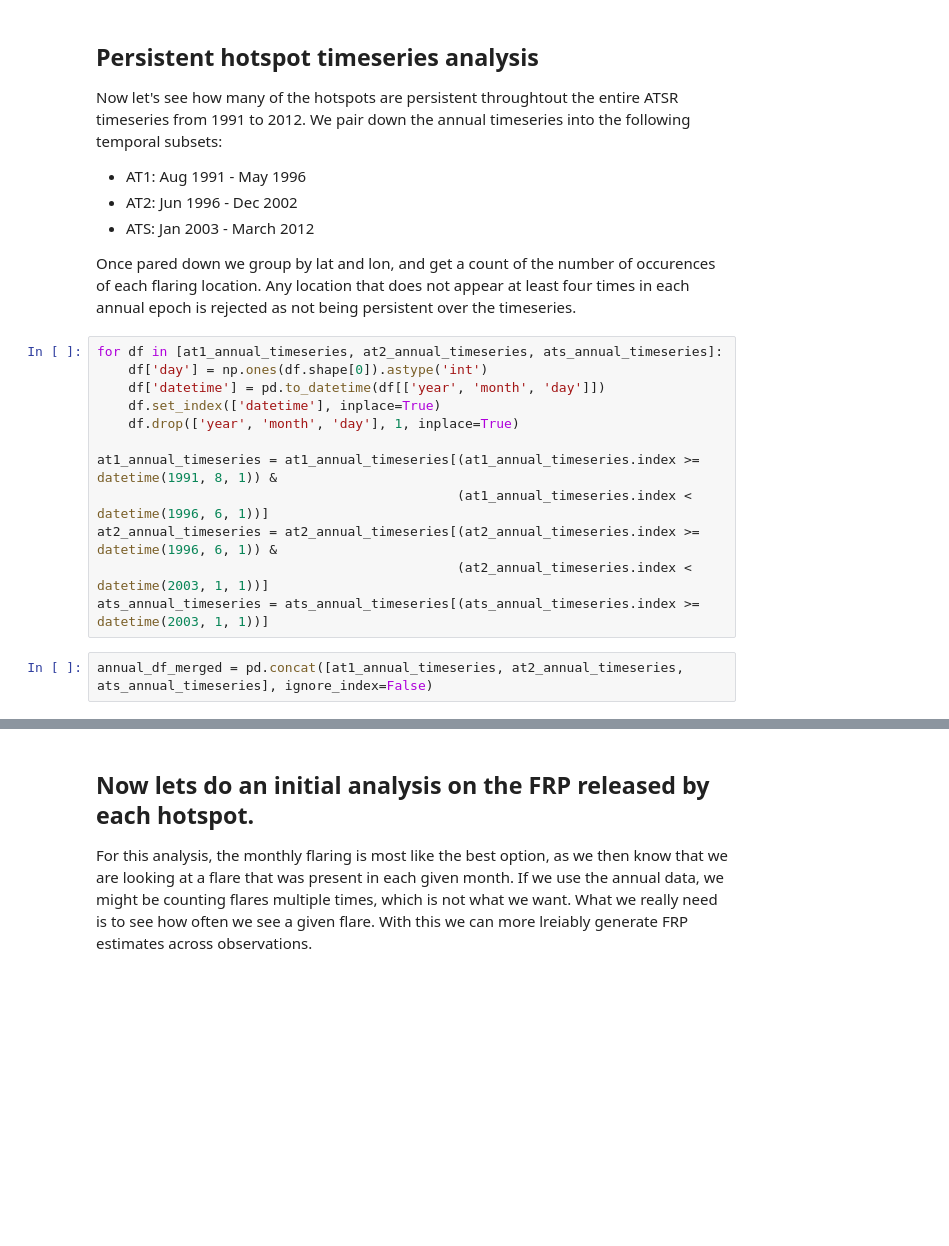
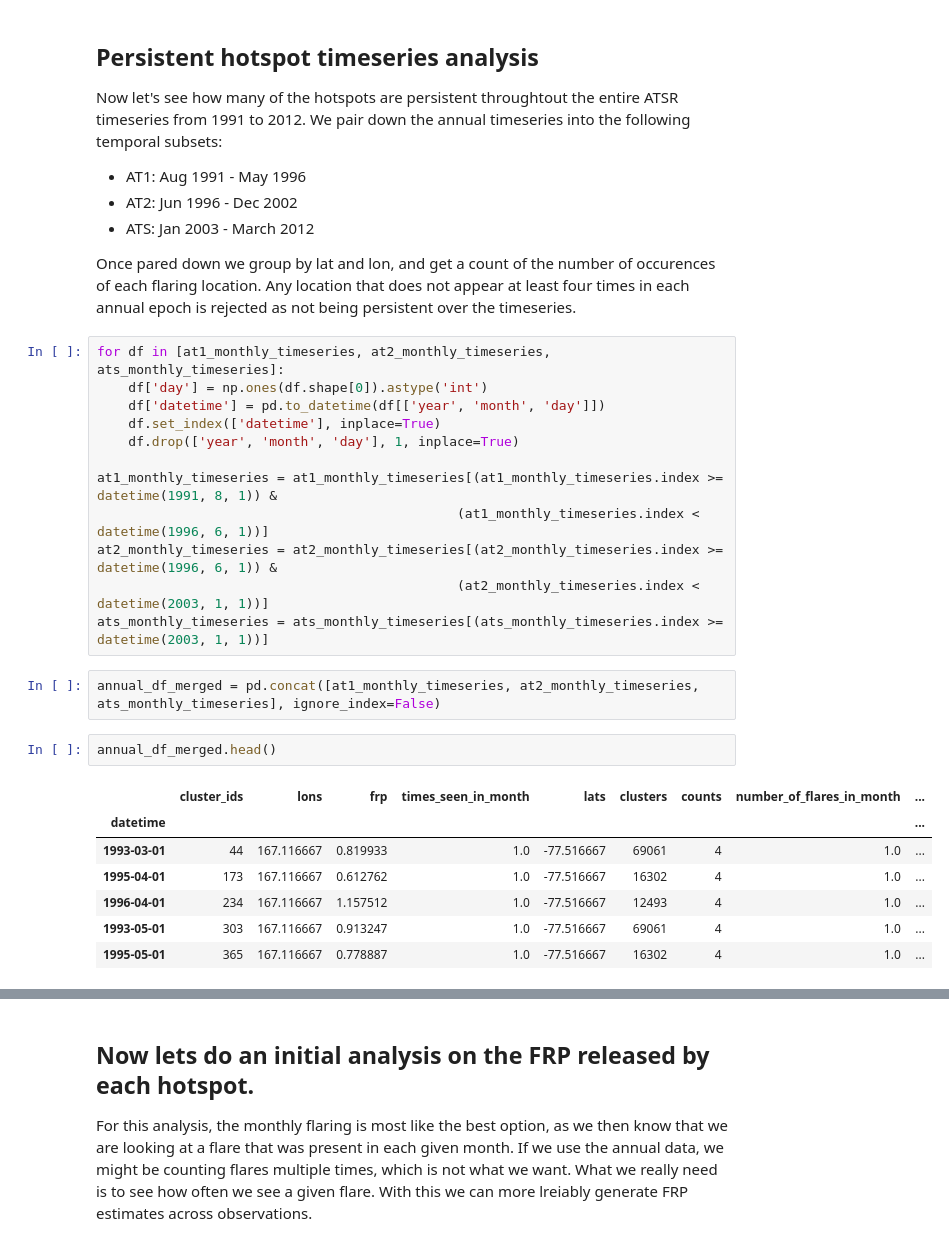
Before and after one commit to dnf0/kcl-globalgasflaring, a Jupyter notebook: notebooks/Global Gas Flaring Analysis.ipynb, the cells around one changed output, grey strips where cells are left out. Cells and saved outputs as stored; diff of their text form; blank space fills up the shorter version.

```diff
--- a/notebooks/Global Gas Flaring Analysis.ipynb
+++ b/notebooks/Global Gas Flaring Analysis.ipynb
@@ -141,19 +140,29 @@ Now let's see how many of the hotspots are persistent throughtout the entire ATS
 
 Once pared down we group by lat and lon, and get a count of the number of occurences of each flaring location.  Any location that does not appear at least four times in each annual epoch is rejected as not being persistent over the timeseries.
 # %%
-for df in [at1_annual_timeseries, at2_annual_timeseries, ats_annual_timeseries]:
+for df in [at1_monthly_timeseries, at2_monthly_timeseries, ats_monthly_timeseries]:
     df['day'] = np.ones(df.shape[0]).astype('int')
     df['datetime'] = pd.to_datetime(df[['year', 'month', 'day']])
     df.set_index(['datetime'], inplace=True)
     df.drop(['year', 'month', 'day'], 1, inplace=True)
 
-at1_annual_timeseries = at1_annual_timeseries[(at1_annual_timeseries.index >= datetime(1991, 8, 1)) &
-                                              (at1_annual_timeseries.index < datetime(1996, 6, 1))]
-at2_annual_timeseries = at2_annual_timeseries[(at2_annual_timeseries.index >= datetime(1996, 6, 1)) &
-                                              (at2_annual_timeseries.index < datetime(2003, 1, 1))]
-ats_annual_timeseries = ats_annual_timeseries[(ats_annual_timeseries.index >= datetime(2003, 1, 1))]
+at1_monthly_timeseries = at1_monthly_timeseries[(at1_monthly_timeseries.index >= datetime(1991, 8, 1)) &
+                                              (at1_monthly_timeseries.index < datetime(1996, 6, 1))]
+at2_monthly_timeseries = at2_monthly_timeseries[(at2_monthly_timeseries.index >= datetime(1996, 6, 1)) &
+                                              (at2_monthly_timeseries.index < datetime(2003, 1, 1))]
+ats_monthly_timeseries = ats_monthly_timeseries[(ats_monthly_timeseries.index >= datetime(2003, 1, 1))]
 # %%
-annual_df_merged = pd.concat([at1_annual_timeseries, at2_annual_timeseries, ats_annual_timeseries], ignore_index=False)
+annual_df_merged = pd.concat([at1_monthly_timeseries, at2_monthly_timeseries, ats_monthly_timeseries], ignore_index=False)
+# %%
+annual_df_merged.head()
+# %% [output]
+|  | cluster_ids | lons | frp | times_seen_in_month | lats | clusters | counts | number_of_flares_in_month | ... |
+| datetime |  |  |  |  |  |  |  |  | ... |
+| 1993-03-01 | 44 | 167.116667 | 0.819933 | 1.0 | -77.516667 | 69061 | 4 | 1.0 | ... |
+| 1995-04-01 | 173 | 167.116667 | 0.612762 | 1.0 | -77.516667 | 16302 | 4 | 1.0 | ... |
+| 1996-04-01 | 234 | 167.116667 | 1.157512 | 1.0 | -77.516667 | 12493 | 4 | 1.0 | ... |
+| 1993-05-01 | 303 | 167.116667 | 0.913247 | 1.0 | -77.516667 | 69061 | 4 | 1.0 | ... |
+| 1995-05-01 | 365 | 167.116667 | 0.778887 | 1.0 | -77.516667 | 16302 | 4 | 1.0 | ... |
 # %%
 # get all the months between the start and end of the time series.
 d = relativedelta.relativedelta(annual_df_merged.index.max(),annual_df_merged.index.min())
```
Also changed, not shown: parts of 7 cells of this notebook, 2 other files.
